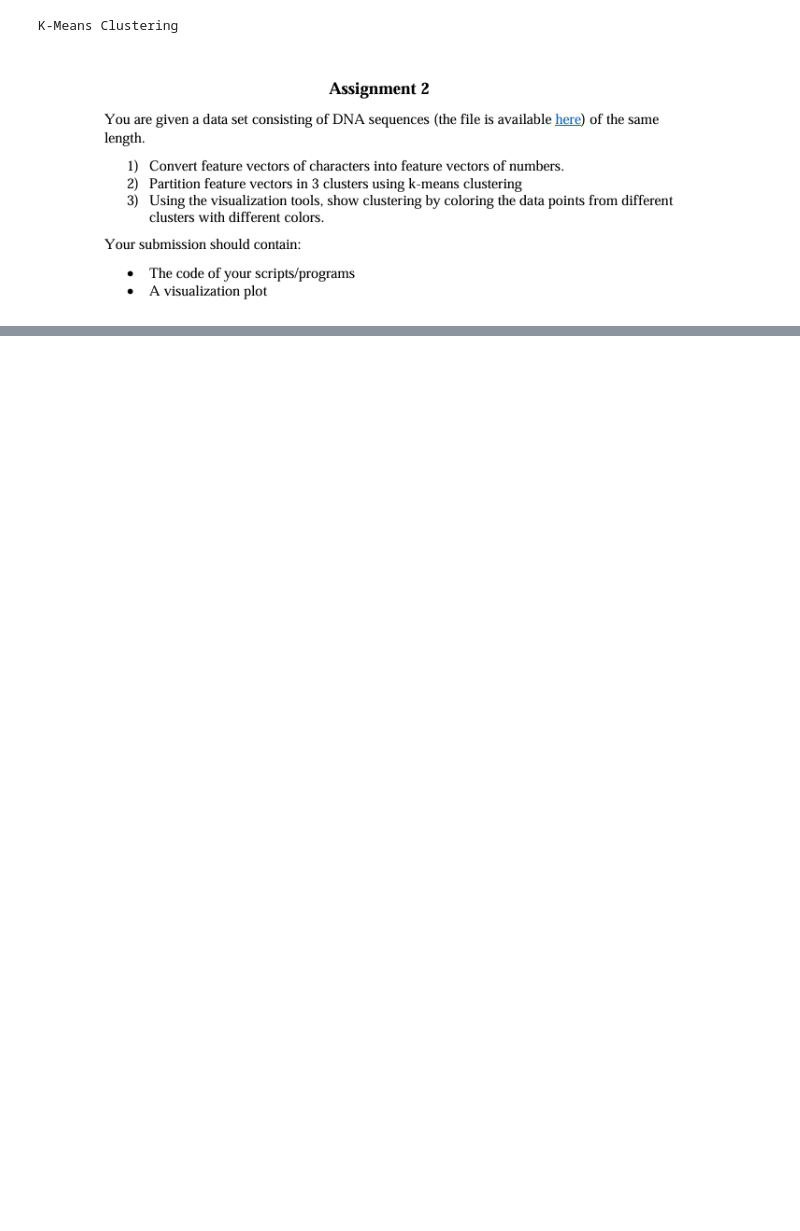
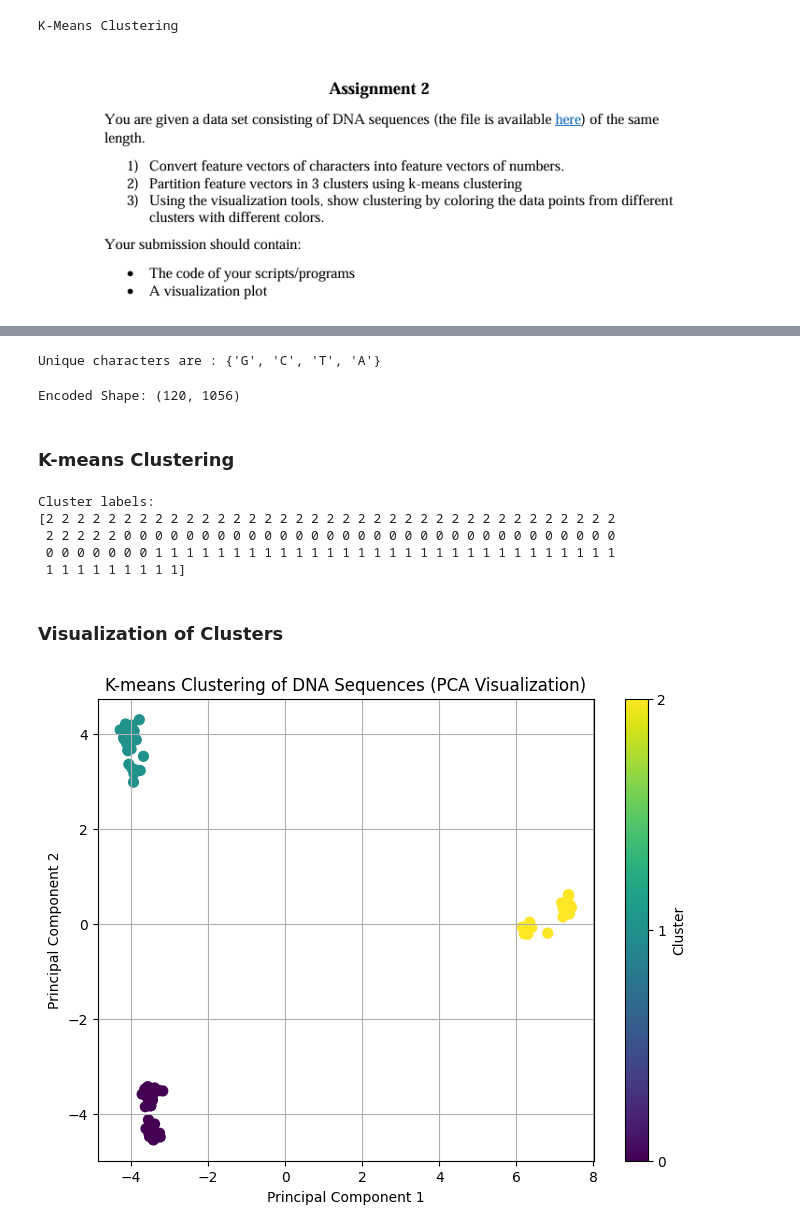
Before and after one commit to kamilakhtar015/Machine-Learning---Concepts-GSU-, a Jupyter notebook: K_Means_Clustering_ML02.ipynb, the cells around one changed output, grey strips where cells are left out. Drawn from its saved outputs; the diff is of its cells as text; code cells hidden in the pictures; blank space fills up the shorter version.

Commit message:
Visualization added and clusters are form

```diff
--- a/K_Means_Clustering_ML02.ipynb
+++ b/K_Means_Clustering_ML02.ipynb
@@ -32,0 +40,67 @@ First sequence (preview): CACCTACAGCTGCCCTAGTGGTGTCGCAGTTACTCCGGATCCCACAAGCT...
+# %%
+# TO check the unique characters in the sequence
+unique_characters = set("".join(sequences))
+print(f"Unique characters are : {unique_characters}")
+# %% [output]
+Unique characters are : {'G', 'C', 'T', 'A'}
+# %%
+# One hot encoding to convert the "nucleotide" to vectors
+
+import numpy as np
+
+def one_hot_encode(sequences):
+  mapping = {"A": [1, 0, 0, 0],
+             "C": [0, 1, 0, 0],
+             "G": [0, 0, 1, 0],
+             "T": [0, 0, 0, 1]}
+
+  encoded = []
+  for seq in sequences:
+    seq_encoded = []
+    for nucleotide in seq:
+      seq_encoded.extend(mapping[nucleotide])
+    encoded.append(seq_encoded)
+  return encoded
+
+X = np.array(one_hot_encode(sequences))
+print(f"Encoded Shape: {X.shape}")
+# %% [output]
+Encoded Shape: (120, 1056)
+# %% [markdown]
+### K-means Clustering
+# %%
+from sklearn.cluster import KMeans
+
+kmeans = KMeans(n_clusters=3, random_state=42)
+kmeans.fit(X)
+
+labels = kmeans.labels_
+
+print(f"Cluster labels:\n{labels}")
+# %% [output]
+Cluster labels:
+[2 2 2 2 2 2 2 2 2 2 2 2 2 2 2 2 2 2 2 2 2 2 2 2 2 2 2 2 2 2 2 2 2 2 2 2 2
+ 2 2 2 2 2 0 0 0 0 0 0 0 0 0 0 0 0 0 0 0 0 0 0 0 0 0 0 0 0 0 0 0 0 0 0 0 0
+ 0 0 0 0 0 0 0 1 1 1 1 1 1 1 1 1 1 1 1 1 1 1 1 1 1 1 1 1 1 1 1 1 1 1 1 1 1
+ 1 1 1 1 1 1 1 1 1]
+# %% [markdown]
+### Visualization of Clusters
+# %%
+import matplotlib.pyplot as plt
+from sklearn.decomposition import PCA
+
+# Reduce to 2D using PCA
+pca = PCA(n_components=2)
+X_pca = pca.fit_transform(X)
+
+# Plotting
+plt.figure(figsize=(8, 6))
+scatter = plt.scatter(X_pca[:, 0], X_pca[:, 1], c=labels, cmap='viridis', s=50)
+plt.title('K-means Clustering of DNA Sequences (PCA Visualization)')
+plt.xlabel('Principal Component 1')
+plt.ylabel('Principal Component 2')
+plt.colorbar(scatter, ticks=[0, 1, 2], label='Cluster')
+plt.grid(True)
+plt.show()
+# %% [output]
+[figure, added]
```
Also changed, not shown: parts of 4 cells of this notebook.
